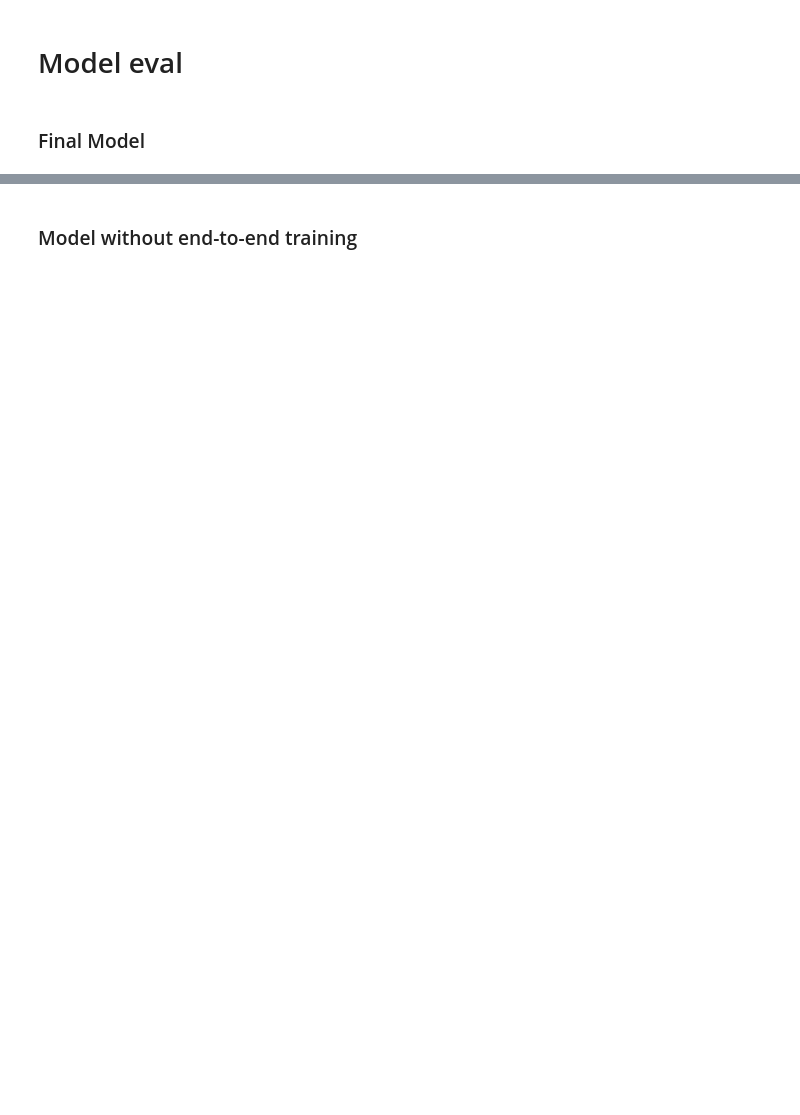
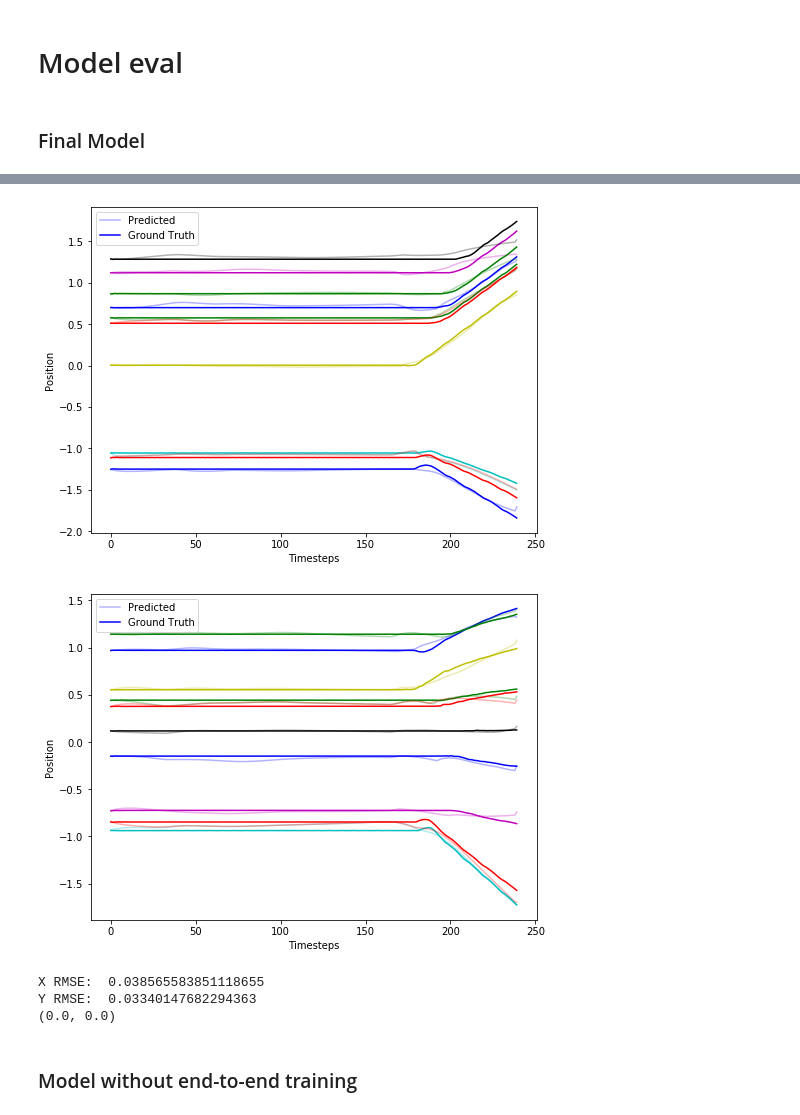
Before and after one commit to HaoWen470/crossmodal_filtering1, a Jupyter notebook: train_dpf_all_sensors.ipynb, the cells around one changed output, grey strips where cells are left out. Saved outputs shown, nothing was run; the diff lists cells and outputs as text; code cells hidden in the pictures; blank space fills up the shorter version.

```diff
--- a/train_dpf_all_sensors.ipynb
+++ b/train_dpf_all_sensors.ipynb
@@ -202 +216,8 @@ Y RMSE:  0.2539596673912457
 (0.0, 0.0)
+# %%
+pf_model.dynamics_model.state_noise_stddev = (0., 0.)
+# pf_model.dynamics_model.state_noise_stddev = (1., 1.)
+pred, actual = panda_training.rollout(pf_model, eval_trajectories, start_time=0, max_timesteps=1000, particle_count=200, noisy_dynamics=True)
+panda_training.eval_rollout(pred, actual, plot=True)
+print(pf_model.dynamics_model.state_noise_stddev)
+# %% [output]
@@ -203,3 +225,8 @@ Y RMSE:  0.2539596673912457
+[figure, added]
+[figure, added]
+X RMSE:  0.038565583851118655
+Y RMSE:  0.03340147682294363
+(0.0, 0.0)
 # %% [markdown]
 ### Model without end-to-end training
 # %%
```
Also changed, not shown: parts of 12 cells of this notebook, 2 other files.
